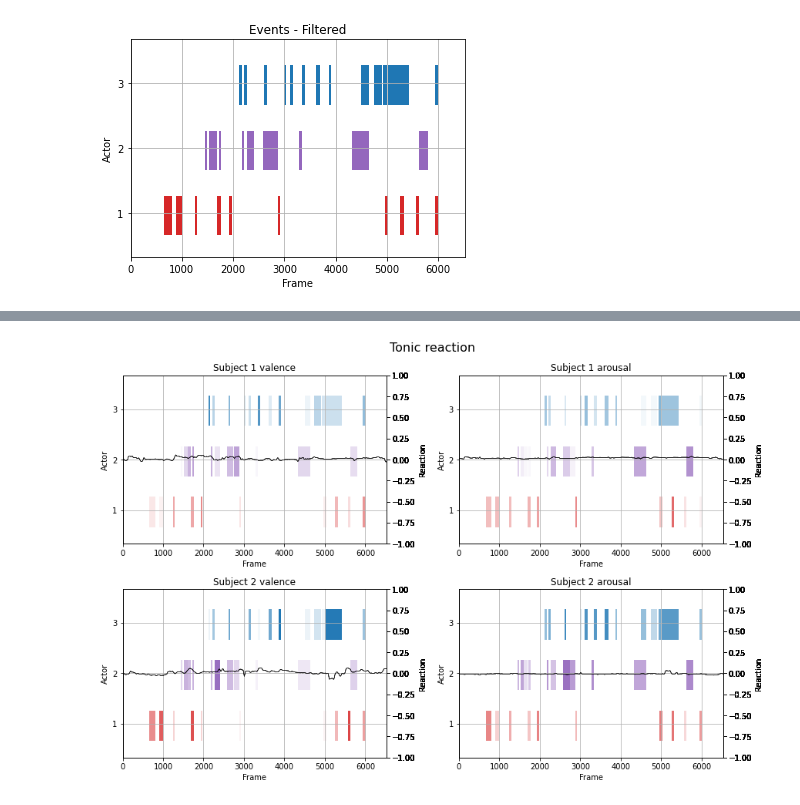
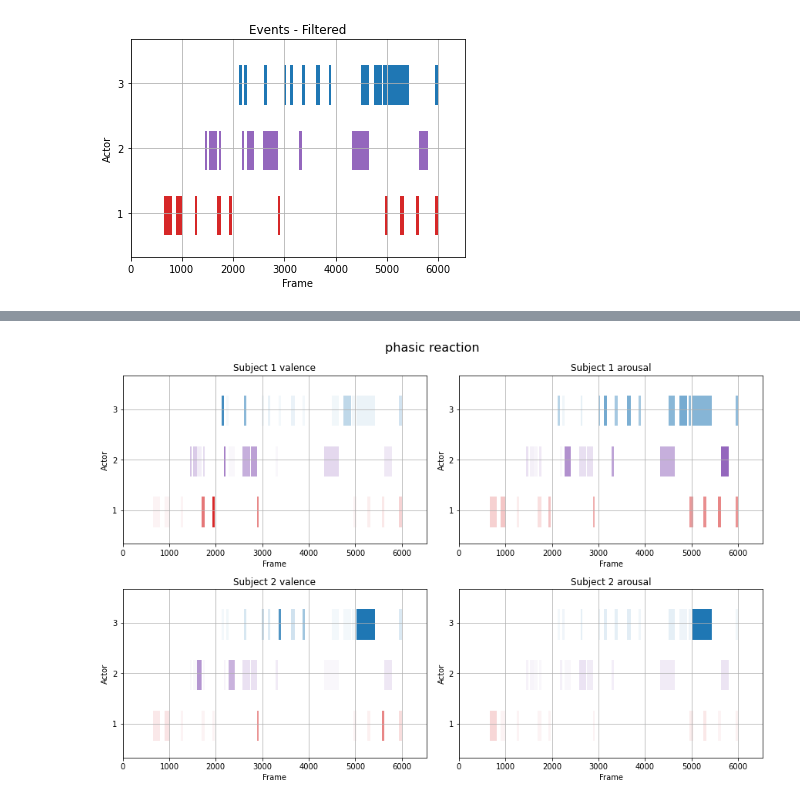
Before and after one commit to EltonCN/Emotion-estimation-applied-to-storytelling-reaction, a Jupyter notebook: analysis.ipynb, the cells around one changed output, grey strips where cells are left out. Saved outputs shown, nothing was run; the diff lists cells and outputs as text; code cells hidden in the pictures.

```diff
--- a/analysis.ipynb
+++ b/analysis.ipynb
@@ -433,63 +563,50 @@ for event_id in data["event"]:
 # %%
-valence_tonic = [[],[]]
-arousal_tonic = [[],[]]
-for event_id in data["event"]:
-    for i in range(2):
-        valence_tonic[i].append(data["event"][event_id]["tonic_reaction"][i]["valence"])
-        arousal_tonic[i].append(data["event"][event_id]["tonic_reaction"][i]["arousal"])
-max_reaction = max(np.max(valence_tonic), np.max(arousal_tonic))
+# Plots the phasic reaction
+for reaction_type in ["phasic", "tonic"]:
 
-fig, ax = plt.subplots(2, 2, constrained_layout=True, figsize=(12,8))
-for i in range(2): #subject
-    for j in range(2): #dimension
+    fig, ax = plt.subplots(2, 2, constrained_layout=True, figsize=(12,8))
+    for i in range(2): #subject
+        for j in range(2): #dimension
 
-        dimension = ["valence", "arousal"][j]
+            dimension = ["valence", "arousal"][j]
 
-        ax[i][j].set_title("Subject "+str(i+1) + " " + dimension)
+            ax[i][j].set_title("Subject "+str(i+1) + " " + dimension)
 
-        ax[i][j].set_xlabel('Frame')
-        ax[i][j].set_ylabel('Actor')
+            ax[i][j].set_xlabel('Frame')
+            ax[i][j].set_ylabel('Actor')
 
-        ax[i][j].set_ylim(0, 50)
-        ax[i][j].set_xlim(0, last_frame)
+            ax[i][j].set_ylim(0, 50)
+            ax[i][j].set_xlim(0, last_frame)
 
-        ax[i][j].set_yticks([10, 25, 40])
-        ax[i][j].set_yticklabels(['1', '2', '3'])
+            ax[i][j].set_yticks([10, 25, 40])
+            ax[i][j].set_yticklabels(['1', '2', '3'])
+            ax[i][j].grid(True)
+
+            for event_id in data["event"]:
+                event = data["event"][event_id]
+
+                if event["actor_id"] == 0:
+                    line_range = (5,9)
+                    color = "red"
+                elif event["actor_id"] == 1:
+                    line_range = (20,9)
+                    color = "purple"
+                else:
+                    line_range = (35,9)
+                    color = "blue"
+
+                start = event["start"]
+                duration = event["end"]-start
+
+                alpha = abs(event[reaction_type+"_reaction"][i][dimension])/abs(data["max_reaction"][reaction_type][dimension][i]["reaction"])
+                alpha *= alpha
+
+                ax[i][j].broken_barh([(start, duration)], line_range, facecolors=('tab:'+color), alpha=max(alpha, 0.05))
 
 
-        ax[i][j].grid(True)
+    fig.suptitle(reaction_type+" reaction", fontsize=16)
 
-        for event_id in data["event"]:
-            event = data["event"][event_id]
-
-            if event["actor_id"] == 0:
-                line_range = (5,9)
-                color = "red"
-            elif event["actor_id"] == 1:
-                line_range = (20,9)
-                color = "purple"
-            else:
-                line_range = (35,9)
-                color = "blue"
-
-            start = event["start"]
-            duration = event["end"]-start
-
-            alpha = abs(event["tonic_reaction"][i][dimension])/max_reaction
-
-            ax2 = ax[i][j].twinx()
-
-            ax2.plot(data["frame"], data[dimension+"_smoothed"][i]/10, alpha=0.1, color="black", linewidth=0.5)
-            ax2.set_ylabel("Reaction")
-
-            ax2.set_ylim(-1,1)
-
-            ax[i][j].broken_barh([(start, duration)], line_range, facecolors=('tab:'+color), alpha=max(alpha, 0.05))
-
-
-fig.suptitle("Tonic reaction", fontsize=16)
-
-plt.show()
-fig.savefig("Results/Tonic reaction.png", facecolor='white', transparent=False )
+    plt.show()
+    fig.savefig("Results/"+reaction_type+" reaction.png", facecolor='white', transparent=False )
 # %% [output]
-[figure, old version]
+[figure, new version]
```
Also changed, not shown: parts of 31 cells of this notebook, 17 other files.
